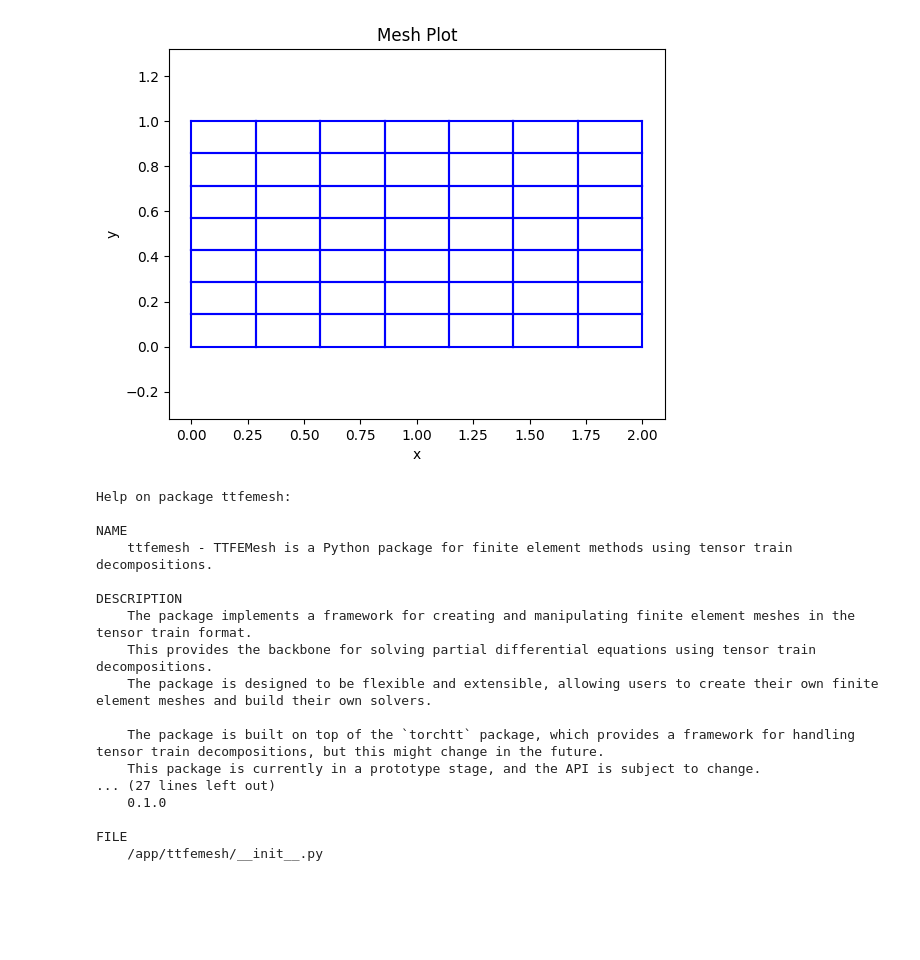
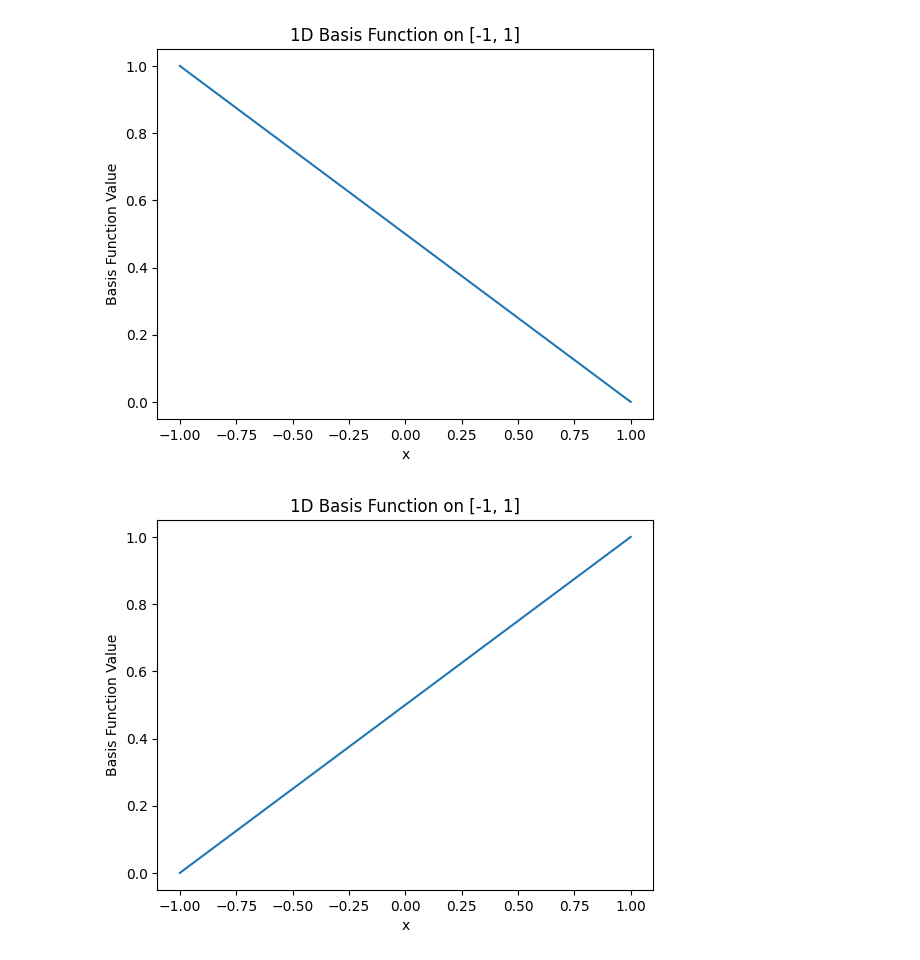
Before and after one commit to MazenAli/TT-FEMesh, a Jupyter notebook: prototypes/examples.ipynb, the cells around one changed output. Drawn from its saved outputs; the diff is of its cells as text; code cells hidden in the pictures; blank space fills up the shorter version.

```diff
--- a/prototypes/examples.ipynb
+++ b/prototypes/examples.ipynb
@@ -5,32 +16,11 @@ from ttfemesh.mesh import SubdomainMesh2D
-# %%
-lower_left = (0, 0)
-upper_right = (2, 1)
-rectangle = RectangleFactory.create(lower_left, upper_right)
-quadrature_rule = GaussLegendre2D()
-mesh_size_exponent = 3
-mesh = SubdomainMesh2D(rectangle, quadrature_rule, mesh_size_exponent)
-
-mesh.plot()
-# %% [output]
-[figure, removed]
-# %%
-import ttfemesh
-help(ttfemesh)
-# %% [output]
-Help on package ttfemesh:
-
-NAME
-    ttfemesh - TTFEMesh is a Python package for finite element methods using tensor train decompositions.
-
-DESCRIPTION
-    The package implements a framework for creating and manipulating finite element meshes in the tensor train format.
-    This provides the backbone for solving partial differential equations using tensor train decompositions.
-    The package is designed to be flexible and extensible, allowing users to create their own finite element meshes and build their own solvers.
-
-    The package is built on top of the `torchtt` package, which provides a framework for handling tensor train decompositions, but this might change in the future.
-    This package is currently in a prototype stage, and the API is subject to change.
-... (27 lines left out)
-    0.1.0
-
-FILE
-    /app/ttfemesh/__init__.py
+# %%
+from ttfemesh.basis import LinearBasis
+basis1d = LinearBasis()
+
+fig = basis1d.plot(0)
+fig.show()
+fig = basis1d.plot(1)
+fig.show()
+# %% [output]
+[figure, added]
+[figure, added]
```
Also changed, not shown: parts of 2 cells of this notebook, 1 other file.
